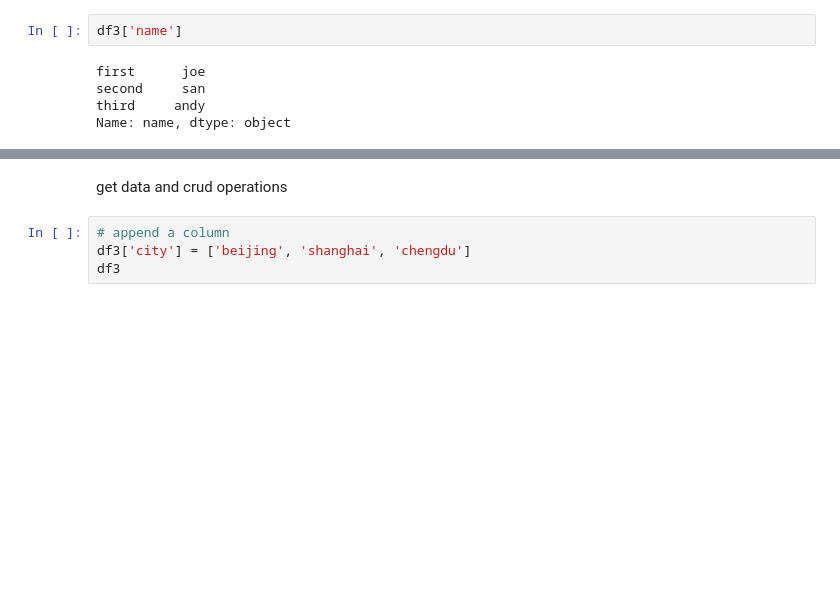
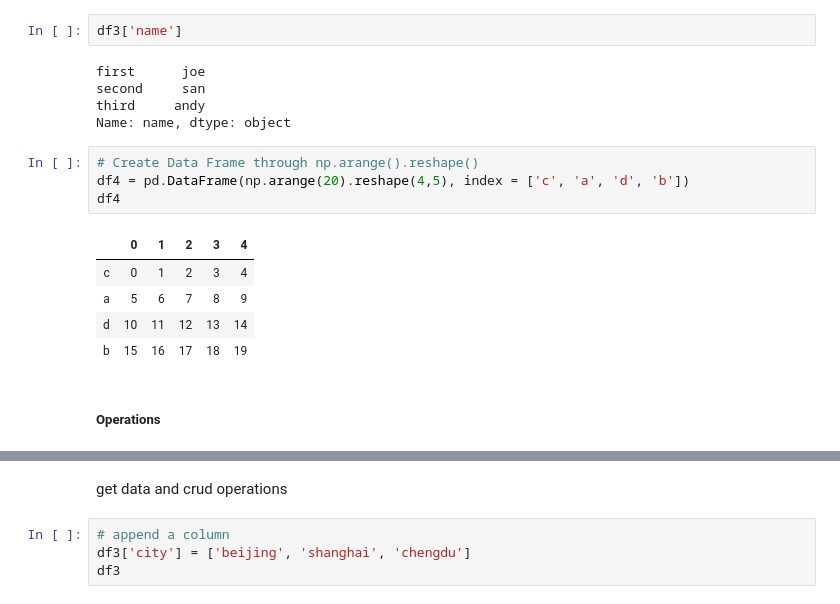
Before and after one commit to wenyuc/learning_ai_note, a Jupyter notebook: pandas_dataframe.ipynb, the cells around one changed output, grey strips where cells are left out. Cells and saved outputs as stored; diff of their text form; blank space fills up the shorter version.

```diff
--- a/pandas_dataframe.ipynb
+++ b/pandas_dataframe.ipynb
@@ -76,3 +76,15 @@ first      joe
 second     san
 third     andy
 Name: name, dtype: object
+# %%
+# Create Data Frame through np.arange().reshape()
+df4 = pd.DataFrame(np.arange(20).reshape(4,5), index = ['c', 'a', 'd', 'b'])
+df4
+# %% [output]
+|  | 0 | 1 | 2 | 3 | 4 |
+| c | 0 | 1 | 2 | 3 | 4 |
+| a | 5 | 6 | 7 | 8 | 9 |
+| d | 10 | 11 | 12 | 13 | 14 |
+| b | 15 | 16 | 17 | 18 | 19 |
+# %% [markdown]
+##### Operations
```
Also changed, not shown: parts of 23 cells of this notebook.
